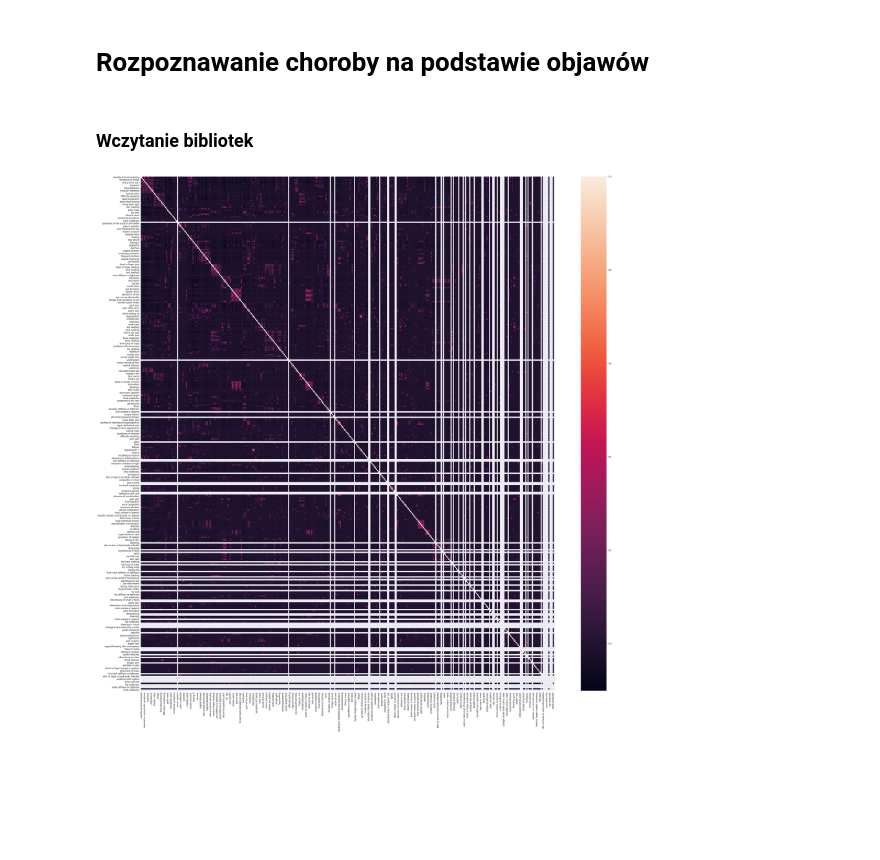
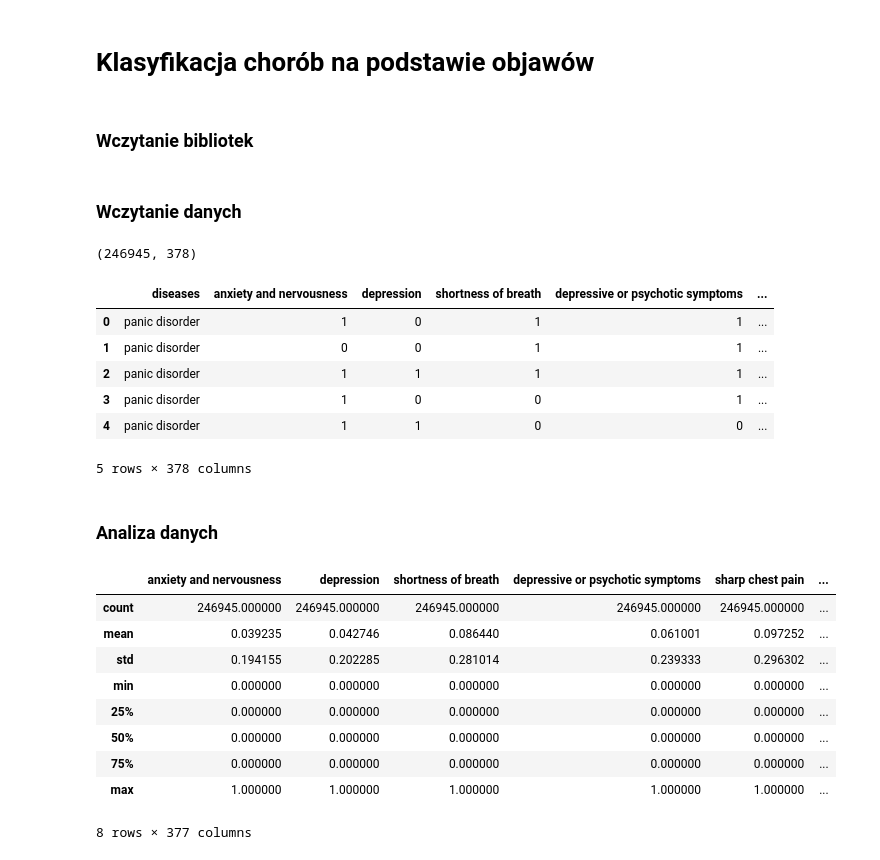
Before and after one commit to mateusz11301/Disease_Predictor, a Jupyter notebook: Notebooks/Predictors.ipynb, the cells around one changed output. Drawn from its saved outputs; the diff is of its cells as text; code cells hidden in the pictures; blank space fills up the shorter version.

```diff
--- a/Notebooks/Predictors.ipynb
+++ b/Notebooks/Predictors.ipynb
@@ -1,5 +1,5 @@
 # %% [markdown]
-# Rozpoznawanie choroby na podstawie objawów
+# Klasyfikacja chorób na podstawie objawów
 # %% [markdown]
 ### Wczytanie bibliotek
 # %%
@@ -15,3 +28,34 @@ from sklearn.model_selection import train_test_split
+# %% [markdown]
+### Wczytanie danych
 # %%
+diseases_data = pd.read_csv("../Data/Final_Augmented_dataset_Diseases_and_Symptoms.csv")
+
+labels = diseases_data.iloc[:, 0]
+data = diseases_data.iloc[:, 1:]
+
+print(diseases_data.shape)
+diseases_data.head()
 # %% [output]
-[figure, removed]
+(246945, 378)
+|  | diseases | anxiety and nervousness | depression | shortness of breath | depressive or psychotic symptoms | ... |
+| 0 | panic disorder | 1 | 0 | 1 | 1 | ... |
+| 1 | panic disorder | 0 | 0 | 1 | 1 | ... |
+| 2 | panic disorder | 1 | 1 | 1 | 1 | ... |
+| 3 | panic disorder | 1 | 0 | 0 | 1 | ... |
+| 4 | panic disorder | 1 | 1 | 0 | 0 | ... |
+5 rows × 378 columns
+# %% [markdown]
+### Analiza danych
+# %%
+diseases_data.describe()
+# %% [output]
+|  | anxiety and nervousness | depression | shortness of breath | depressive or psychotic symptoms | sharp chest pain | ... |
+| count | 246945.000000 | 246945.000000 | 246945.000000 | 246945.000000 | 246945.000000 | ... |
+| mean | 0.039235 | 0.042746 | 0.086440 | 0.061001 | 0.097252 | ... |
+| std | 0.194155 | 0.202285 | 0.281014 | 0.239333 | 0.296302 | ... |
+| min | 0.000000 | 0.000000 | 0.000000 | 0.000000 | 0.000000 | ... |
+| 25% | 0.000000 | 0.000000 | 0.000000 | 0.000000 | 0.000000 | ... |
+| 50% | 0.000000 | 0.000000 | 0.000000 | 0.000000 | 0.000000 | ... |
+| 75% | 0.000000 | 0.000000 | 0.000000 | 0.000000 | 0.000000 | ... |
+| max | 1.000000 | 1.000000 | 1.000000 | 1.000000 | 1.000000 | ... |
+8 rows × 377 columns
```
Also changed, not shown: parts of 7 cells of this notebook.
